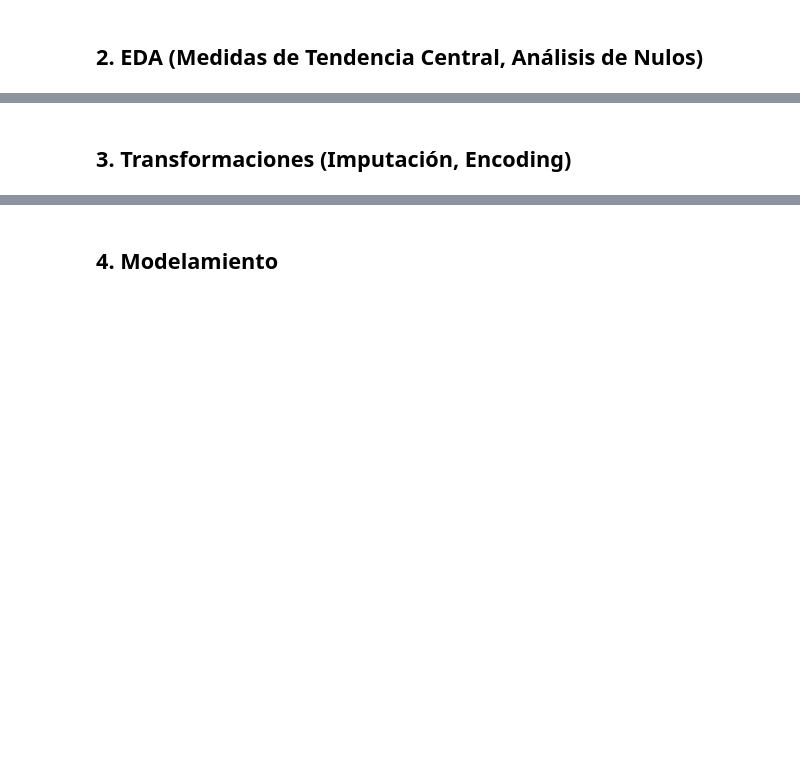
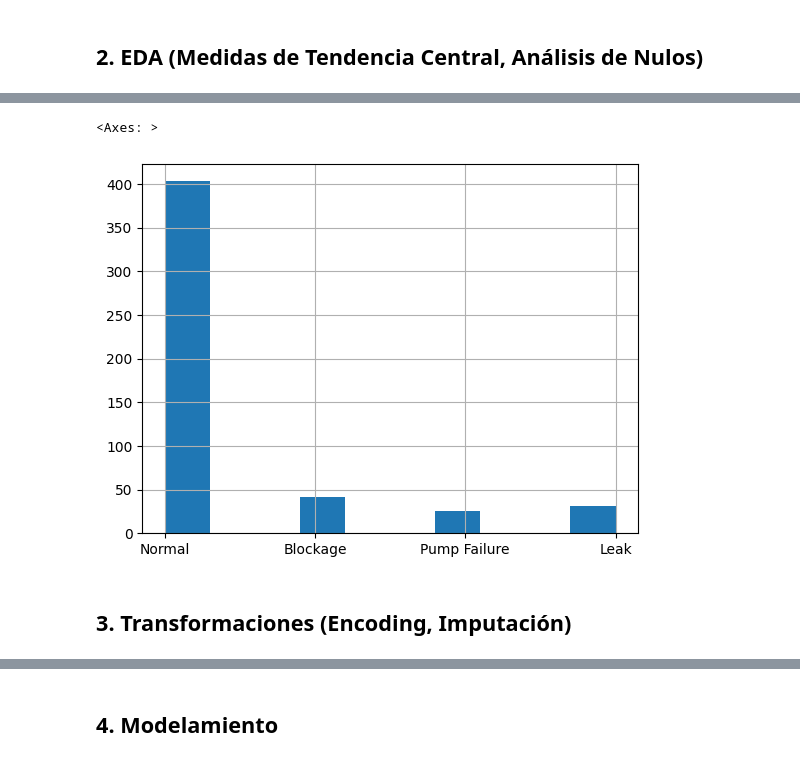
Before and after one commit to xaramillo/ml-bootcamp-labs, a Jupyter notebook: notebooks/laboratorio-s06.ipynb, the cells around one changed output, grey strips where cells are left out. Cells and saved outputs as stored; diff of their text form; code cells hidden in the pictures; blank space fills up the shorter version.

```diff
--- a/notebooks/laboratorio-s06.ipynb
+++ b/notebooks/laboratorio-s06.ipynb
@@ -20,3 +52,6 @@
 ## 1. Carga de Datos
 # %%
 # Carga desde la carpeta data/raw/
+
+# Ruta Absoluta en Linux o Mac
+df = pd.read_csv("/workspaces/ml-bootcamp-labs/data/raw/Operational_events.csv")
@@ -27,2 +132,7 @@
+# %%
+df.Event_Type.hist()
+# %% [output]
+<Axes: >
+[figure, added]
 # %% [markdown]
-## 3. Transformaciones (Imputación, Encoding)
+## 3. Transformaciones (Encoding, Imputación)
```
Also changed, not shown: parts of 21 cells of this notebook.
